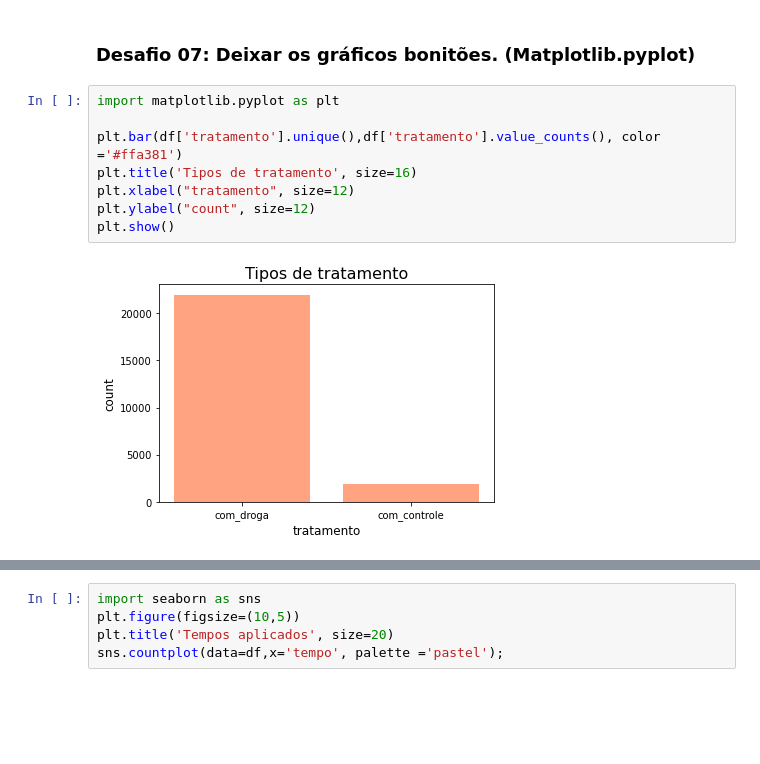
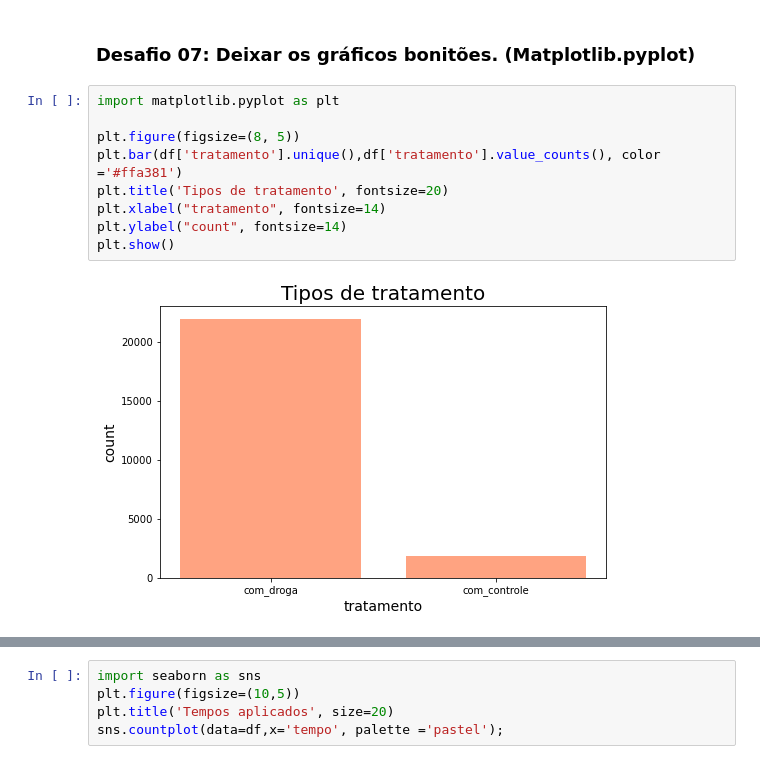
Before and after one commit to gabicgama/projeto-imersao-dados, a Jupyter notebook: Projeto-Imersão-Dados.ipynb, the cells around one changed output, grey strips where cells are left out. Saved outputs shown, nothing was run; the diff lists cells and outputs as text; blank space fills up the shorter version.

```diff
--- a/Projeto-Imersão-Dados.ipynb
+++ b/Projeto-Imersão-Dados.ipynb
@@ -250,10 +280,11 @@ df.head()
 # %%
 import matplotlib.pyplot as plt
 
+plt.figure(figsize=(8, 5))
 plt.bar(df['tratamento'].unique(),df['tratamento'].value_counts(), color ='#ffa381')
-plt.title('Tipos de tratamento', size=16)
-plt.xlabel("tratamento", size=12)
-plt.ylabel("count", size=12)
+plt.title('Tipos de tratamento', fontsize=20)
+plt.xlabel("tratamento", fontsize=14)
+plt.ylabel("count", fontsize=14)
 plt.show()
 # %% [output]
-[figure, old version]
+[figure, new version]
```
Also changed, not shown: parts of 57 cells of this notebook.
